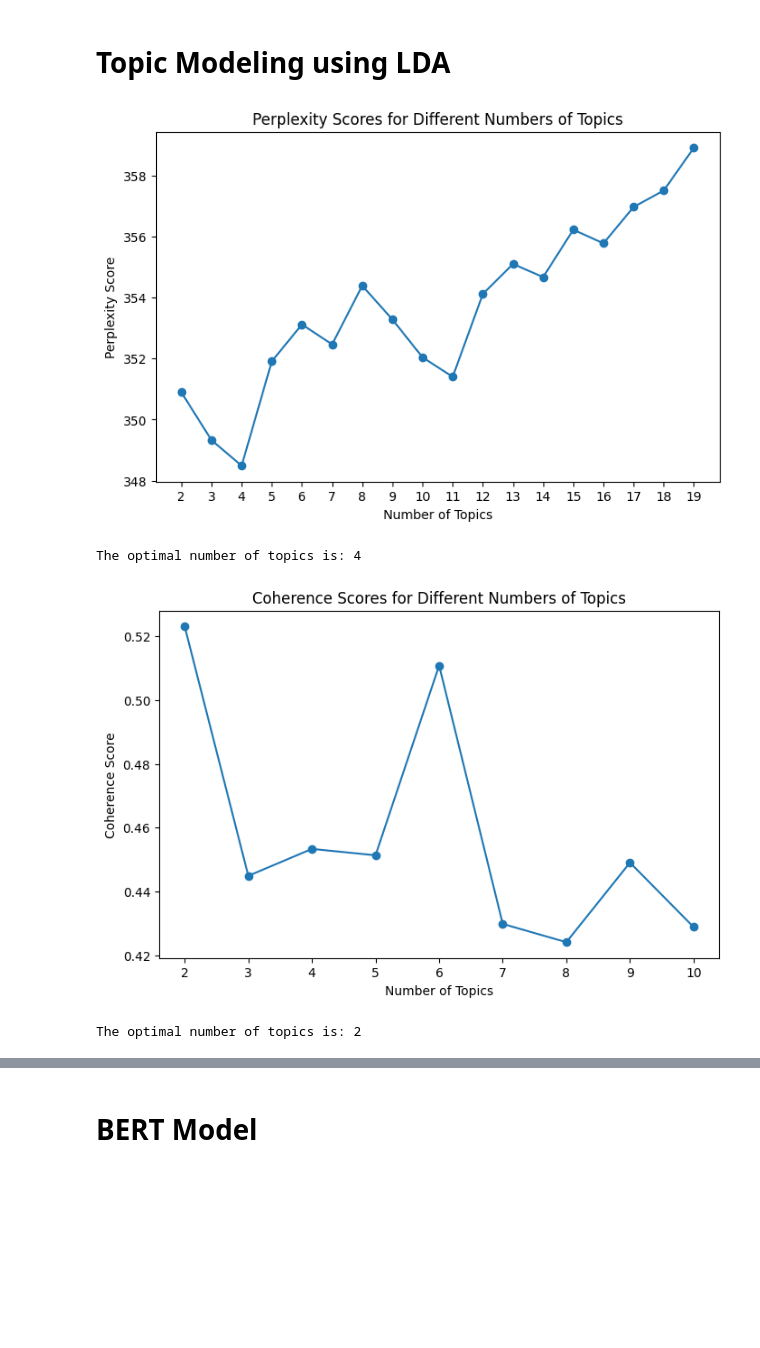
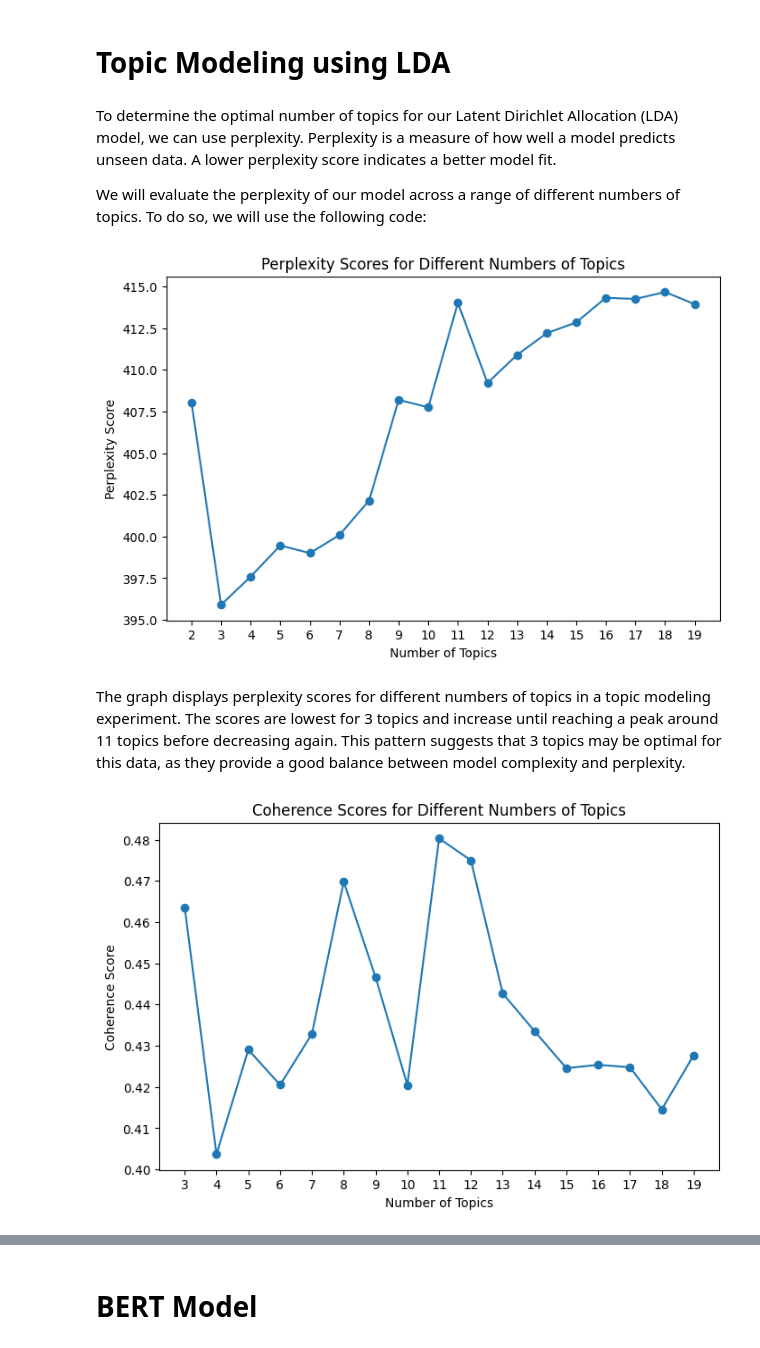
Before and after one commit to shokoufehnaseri/Text-Mining_project, a Jupyter notebook: Hotel_Reviews/Hotel_Reviews_Jan.ipynb, the cells around one changed output, grey strips where cells are left out. Saved outputs shown, nothing was run; the diff lists cells and outputs as text; code cells hidden in the pictures; blank space fills up the shorter version.

```diff
--- a/Hotel_Reviews/Hotel_Reviews_Jan.ipynb
+++ b/Hotel_Reviews/Hotel_Reviews_Jan.ipynb
@@ -36,6 +71,6 @@ warnings.filterwarnings("ignore")
 # %%
 # Load the dataset
-data = pd.read_csv(".\\paris1.csv")
+data = pd.read_csv("/Users/hoangnhu/Desktop/AI/Text-Mining_project/Hotel_Reviews/paris1.csv")
 data.head()
 # %% [output]
 |  | address | name | neg_reviews | pos_reviews | price | rating | rating1 | rating2 | rating3 | rating4 | ... |
@@ -218,0 +261,14 @@ Sample Cleaned Reviews:
+# %%
+# Define function to extract bigrams/trigrams
+def extract_ngrams(corpus, ngram_range=(1, 3), max_features=20):
+    vectorizer = CountVectorizer(ngram_range=ngram_range, stop_words='english', max_features=max_features)
+    ngrams_matrix = vectorizer.fit_transform(corpus)
+    ngrams = vectorizer.get_feature_names_out()
+
+    return ngrams
+
+# Combine cleaned reviews for n-grams analysis
+combined_reviews = data['clean_neg_reviews'] + " " + data['clean_pos_reviews']
+ngrams2 = extract_ngrams(combined_reviews,ngram_range=(2, 3), max_features=30)
+print("\nExtracted bi-grams/tri-gram:")
+print(ngrams2)
@@ -402,48 +510,44 @@ plt.show()
 # %% [markdown]
 # Topic Modeling using LDA
+# %% [markdown]
+To determine the optimal number of topics for our Latent Dirichlet Allocation (LDA) model, we can use perplexity. Perplexity is a measure of how well a model predicts unseen data. A lower perplexity score indicates a better model fit.
+
+We will evaluate the perplexity of our model across a range of different numbers of topics. To do so, we will use the following code:
 # %%
-# Import libraries for LDA and evaluation
-from sklearn.decomposition import LatentDirichletAllocation
-from sklearn.feature_extraction.text import CountVectorizer
-
 # Convert reviews into a document-term matrix
 count_vectorizer = CountVectorizer(max_features=1000, stop_words='english')
-doc_term_matrix = count_vectorizer.fit_transform(all_reviews)
+doc_term_matrix = count_vectorizer.fit_transform(combined_reviews)
 
 # Evaluate LDA with different numbers of topics
 perplexity_scores = []
-topic_range = range(2, 20)  # Test with 2 to 10 topics
+topic_range = range(2, 20)
 for n_topics in topic_range:
     lda_model = LatentDirichletAllocation(n_components=n_topics, random_state=42)
     lda_model.fit(doc_term_matrix)
     perplexity = lda_model.perplexity(doc_term_matrix)
     perplexity_scores.append(perplexity)
 
 # Plot perplexity scores
 import matplotlib.pyplot as plt
 
 plt.figure(figsize=(8, 5))
 plt.plot(topic_range, perplexity_scores, marker='o')
 plt.title("Perplexity Scores for Different Numbers of Topics")
 plt.xlabel("Number of Topics")
 plt.ylabel("Perplexity Score")
 plt.xticks(topic_range)
 plt.show()
-
-# Choose the number of topics with the lowest perplexity score
-best_n_topics = topic_range[perplexity_scores.index(min(perplexity_scores))]
-print(f"The optimal number of topics is: {best_n_topics}")
 # %% [output]
-[figure, old version]
+[figure, new version]
-The optimal number of topics is: 4
+# %% [markdown]
+The graph displays perplexity scores for different numbers of topics in a topic modeling experiment. The scores are lowest for 3 topics and increase until reaching a peak around 11 topics before decreasing again. This pattern suggests that 3 topics may be optimal for this data, as they provide a good balance between model complexity and perplexity.
 # %%
-# Import libraries for Gensim
-from gensim.models import CoherenceModel
-from gensim.corpora.dictionary import Dictionary
-from nltk.tokenize import word_tokenize
+import os
+os.environ["PYTHONWARNINGS"] = "ignore"
+
 
 # Tokenize the reviews for Gensim
-tokenized_reviews = [word_tokenize(review) for review in all_reviews if isinstance(review, str)]
+tokenized_reviews = [word_tokenize(review) for review in combined_reviews if isinstance(review, str)]
 
 # Create a Gensim dictionary and corpus
 id2word = Dictionary(tokenized_reviews)
@@ -453,7 +557,7 @@ corpus = [id2word.doc2bow(text) for text in tokenized_reviews]
 from gensim.models.ldamodel import LdaModel
 
 coherence_scores = []
-topic_range = range(2, 11)  # Test with 2 to 10 topics
+topic_range = range(3, 20)
 for n_topics in topic_range:
     lda_model = LdaModel(corpus=corpus, id2word=id2word, num_topics=n_topics, random_state=42, passes=10)
     coherence_model = CoherenceModel(model=lda_model, texts=tokenized_reviews, dictionary=id2word, coherence='c_v')
@@ -468,10 +572,5 @@ plt.xlabel("Number of Topics")
 plt.ylabel("Coherence Score")
 plt.xticks(topic_range)
 plt.show()
-
-# Choose the number of topics with the highest coherence score
-best_n_topics = topic_range[coherence_scores.index(max(coherence_scores))]
-print(f"The optimal number of topics is: {best_n_topics}")
 # %% [output]
-[figure, old version]
+[figure, new version]
-The optimal number of topics is: 2
```
Also changed, not shown: parts of 44 cells of this notebook, 5 other files.
